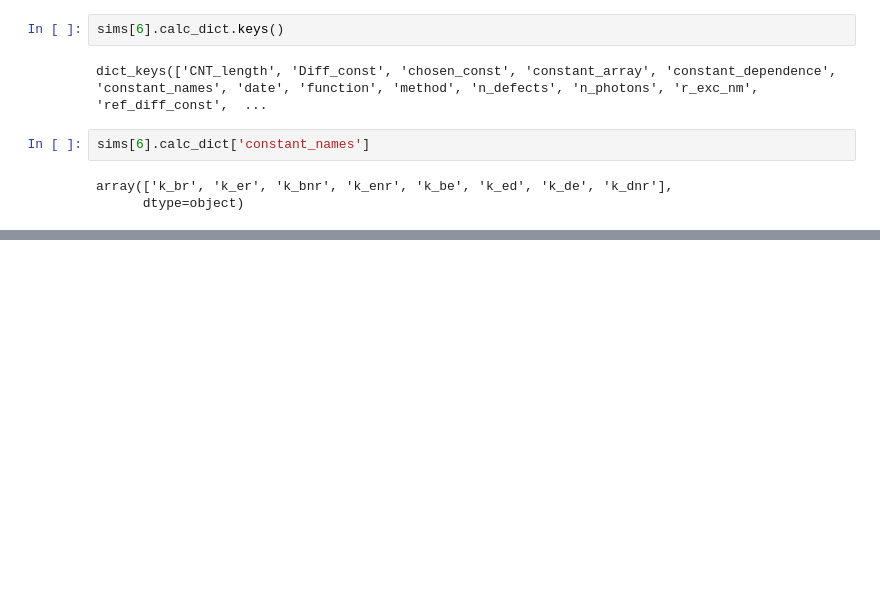
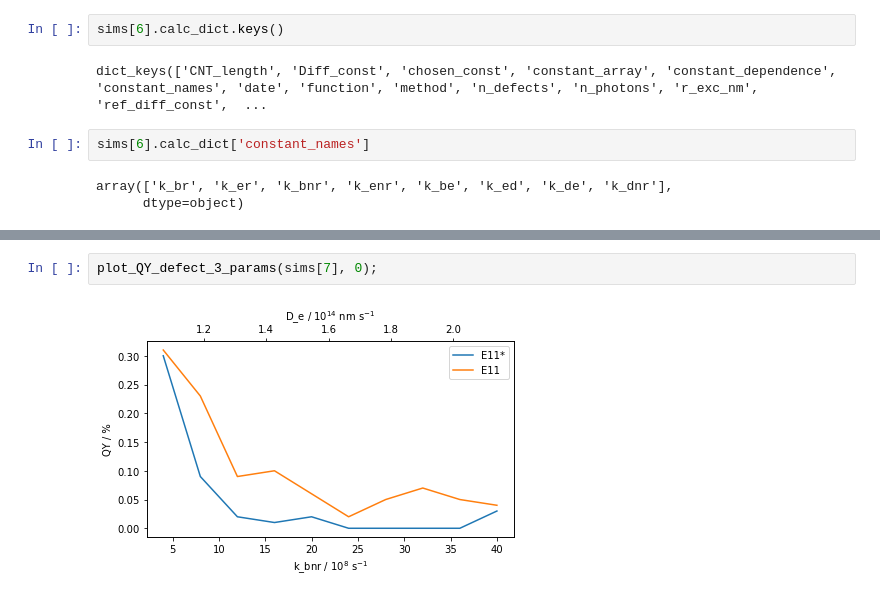
Before and after one commit to mariadohmen/CNT-MC, a Jupyter notebook: simulation/sim_notebooks/2020-10-05-kenr-kbnr-diff-eval.ipynb, the cells around one changed output, grey strips where cells are left out. Drawn from its saved outputs; the diff is of its cells as text; blank space fills up the shorter version.

```diff
--- a/simulation/sim_notebooks/2020-10-05-kenr-kbnr-diff-eval.ipynb
+++ b/simulation/sim_notebooks/2020-10-05-kenr-kbnr-diff-eval.ipynb
@@ -151,0 +123,4 @@ plot_QY_prist_3_params(sims[6], 0);
+# %%
+plot_QY_defect_3_params(sims[7], 0);
+# %% [output]
+[figure, added]
```
Also changed, not shown: parts of 17 cells of this notebook, 3 other files.
